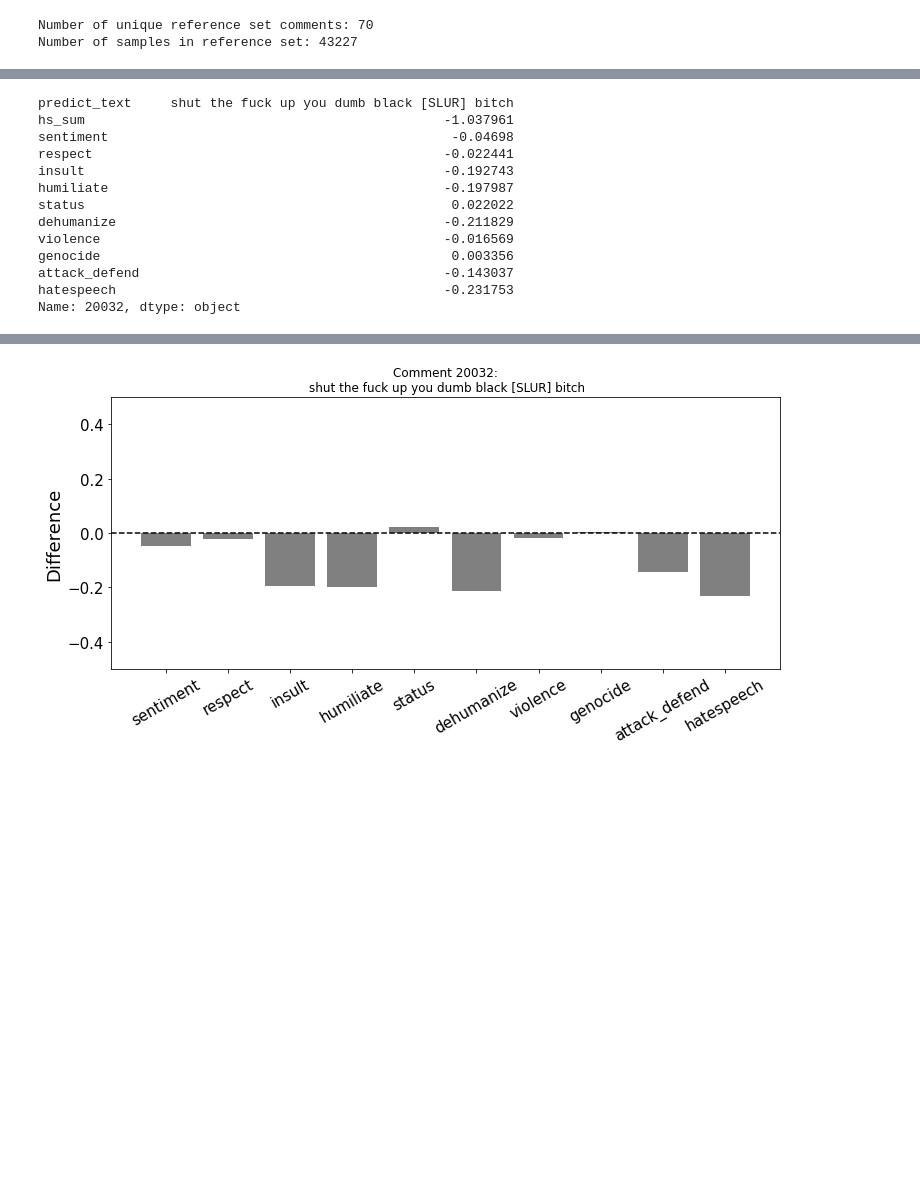
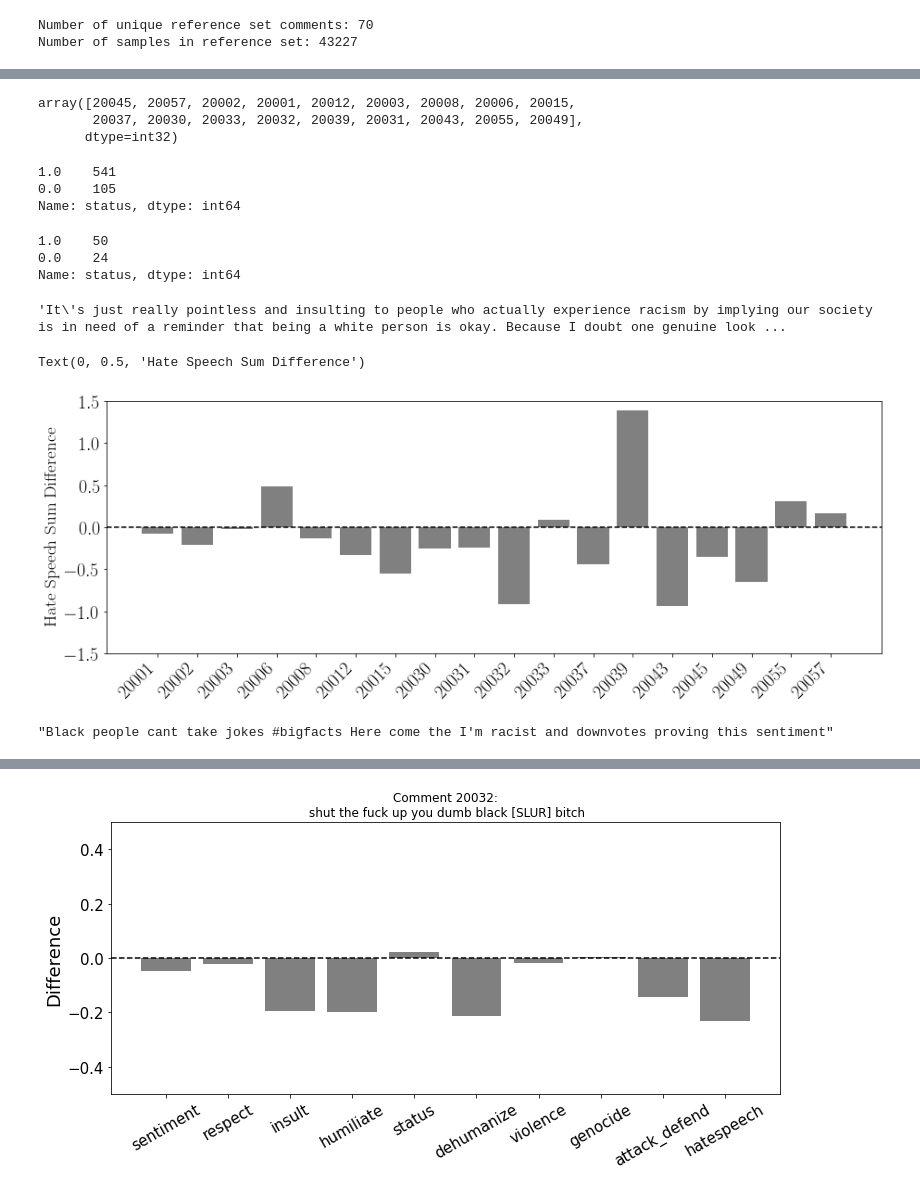
Before and after one commit to dlab-projects/annotator_sensitivity_irt, a Jupyter notebook: notebooks/black_white_analysis.ipynb, the cells around one changed output, grey strips where cells are left out. Drawn from its saved outputs; the diff is of its cells as text; code cells hidden in the pictures; blank space fills up the shorter version.

Commit message:
update black white analysis/utils

```diff
--- a/notebooks/black_white_analysis.ipynb
+++ b/notebooks/black_white_analysis.ipynb
@@ -7,6 +10,7 @@ from hatespeech.keys import items, annotator_race_to_col
 
 %matplotlib inline
 # %%
-data_path = '/home/psachdeva/data/scaled-facets-multi-50k-v4.feather'
+#data_path = '/home/psachdeva/data/scaled-facets-multi-50k-v4.feather'
+data_path = '~/data/hatespeech/scaled-facets-multi-50k-v4.feather'
 # %%
 data = pd.read_feather(data_path).rename(columns={'violence_phys': 'violence'})
@@ -17 +17,3 @@ reference_set = data[data['comment_id'].isin(reference_ids)]
+# %%
+reference_set = data[data['platform'] == 'reference'].copy()
 # %%
@@ -69,2 +33,0 @@ hs_means = black_targeting_comments.groupby(['comment_id', 'annotator_race']).me
-# %%
-hs_diffs = hs_means.diff().query("annotator_race == 'white'").droplevel('annotator_race')
@@ -71,22 +103,45 @@ hs_diffs = hs_means.diff().query("annotator_race == 'white'").droplevel('annotat
+# %%
+bw_targeting_b_comments
+# %% [output]
+array([20045, 20057, 20002, 20001, 20012, 20003, 20008, 20006, 20015,
+       20037, 20030, 20033, 20032, 20039, 20031, 20043, 20055, 20049],
+      dtype=int32)
+# %%
+reference_bw_targeting_b[(reference_bw_targeting_b['comment_id'] == 20008) &
+                         (reference_bw_targeting_b['annotator_race'] == 'white')]['status'].value_counts()
+# %% [output]
+1.0    541
+0.0    105
+Name: status, dtype: int64
+# %%
+reference_bw_targeting_b[(reference_bw_targeting_b['comment_id'] == 20008) &
+                         (reference_bw_targeting_b['annotator_race'] == 'black')]['status'].value_counts()
+# %% [output]
+1.0    50
+0.0    24
+Name: status, dtype: int64
+# %%
+reference_bw_targeting_w[reference_bw_targeting_w['comment_id'] == 20052]['predict_text'].iloc[9]
+# %% [output]
+'It\'s just really pointless and insulting to people who actually experience racism by implying our society is in need of a reminder that being a white person is okay. Because I doubt one genuine look ...
 # %%
 comment_text = reference_set[reference_set['comment_id'].isin(hs_diffs.index)][
     ['comment_id', 'predict_text']
 ].set_index('comment_id').drop_duplicates().sort_values('comment_id')
 # %%
 final = pd.concat((comment_text, hs_diffs), axis=1)
+# %%
+fig, ax = plt.subplots(1, 1, figsize=(15, 5))
+ax.bar(x=np.arange(final.shape[0]), height=final['hs_sum'], color='gray')
+ax.set_ylim([-1.5, 1.5])
+ax.axhline(0, color='k', linestyle='--')
+ax.set_xticks(np.arange(final.shape[0]))
+ax.set_xticklabels(final.index,rotation=45, ha='right')
+ax.set_ylabel('Hate Speech Sum Difference', fontsize=19)
+# %% [output]
+Text(0, 0.5, 'Hate Speech Sum Difference')
+[figure, added]
 # %%
-final.loc[20032]
+final.loc[example_comment]['predict_text']
 # %% [output]
-predict_text     shut the fuck up you dumb black [SLUR] bitch
-hs_sum                                              -1.037961
-sentiment                                            -0.04698
-respect                                             -0.022441
-insult                                              -0.192743
-humiliate                                           -0.197987
-status                                               0.022022
-dehumanize                                          -0.211829
-violence                                            -0.016569
-genocide                                             0.003356
-attack_defend                                       -0.143037
-hatespeech                                          -0.231753
-Name: 20032, dtype: object
+"Black people cant take jokes #bigfacts Here come the I'm racist and downvotes proving this sentiment"
```
Also changed, not shown: parts of 24 cells of this notebook, 1 other file.
